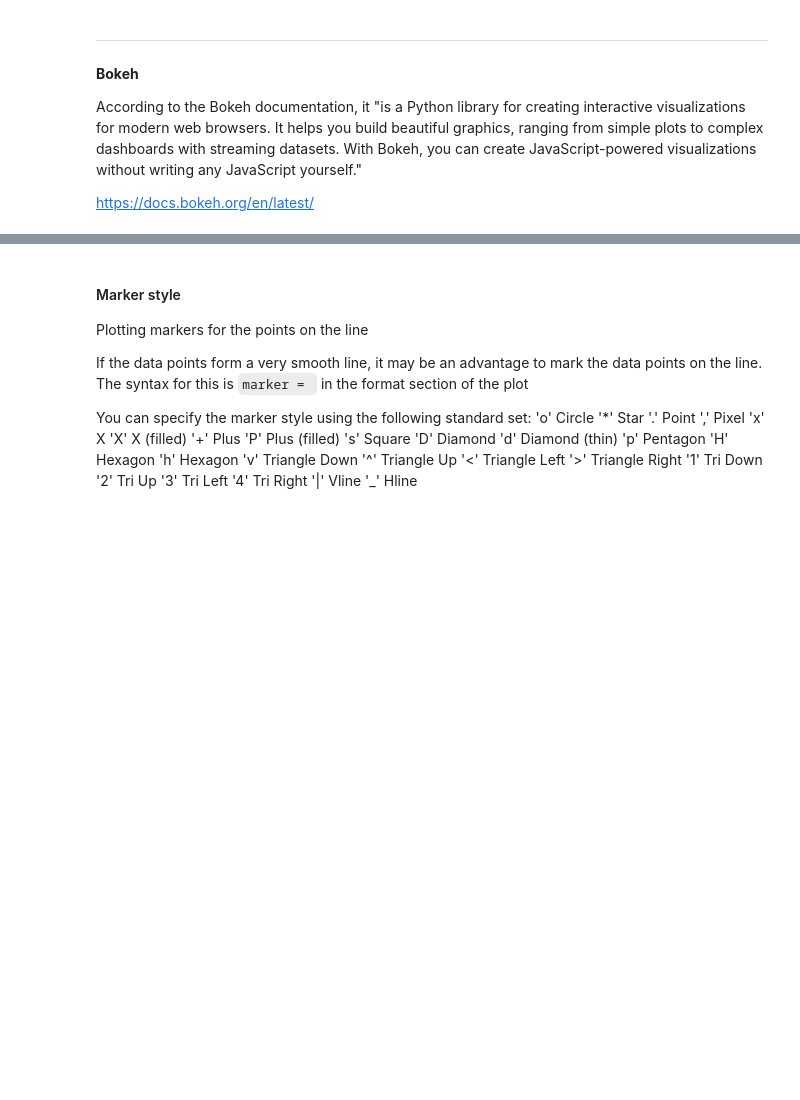
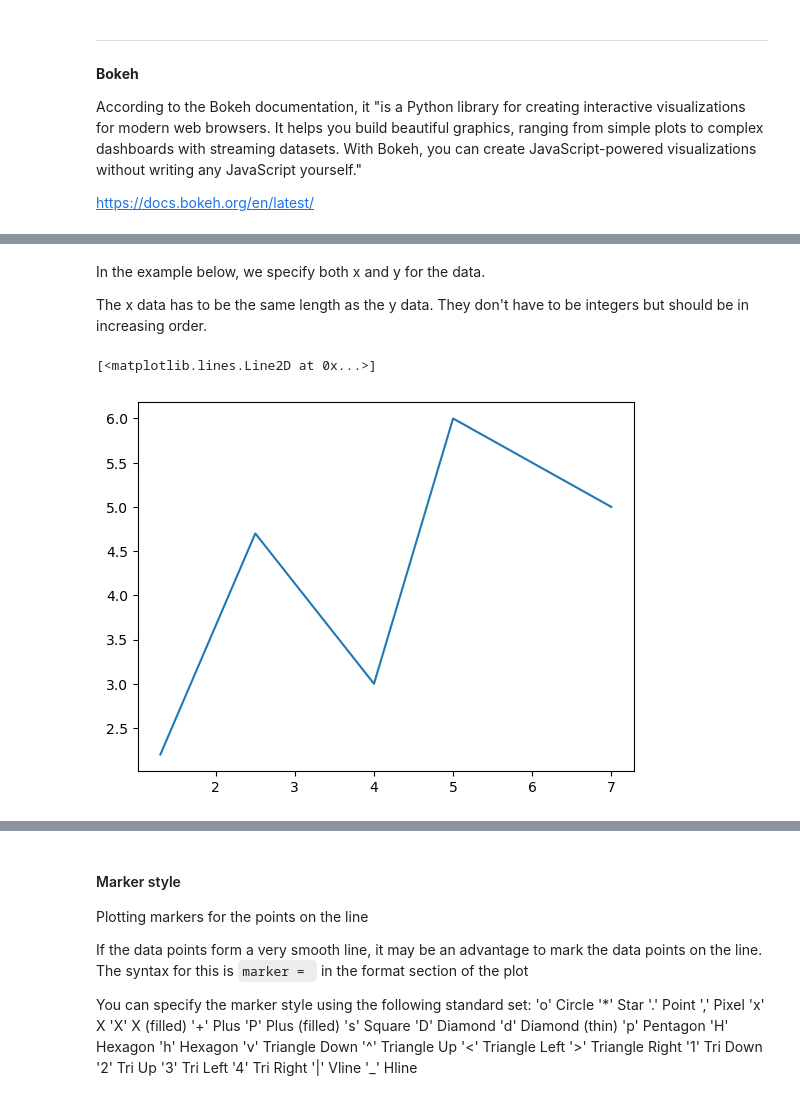
Before and after one commit to drjenncash/SCSU-PAARE-python-intro-tutorials, a Jupyter notebook: Tutorial08_VisualizingData-draft.ipynb, the cells around one changed output, grey strips where cells are left out. Drawn from its saved outputs; the diff is of its cells as text; code cells hidden in the pictures; blank space fills up the shorter version.

```diff
--- a/Tutorial08_VisualizingData-draft.ipynb
+++ b/Tutorial08_VisualizingData-draft.ipynb
@@ -237,0 +189,13 @@ plt.plot(y)
+# %% [markdown]
+In the example below, we specify both x and y for the data.
+
+The x data has to be the same length as the y data. They don't have to be integers but should be in increasing order.
+# %%
+# Here we have
+x = [1.3,2.5,4,5,7]
+y = [2.2,4.7,3,6,5]
+
+plt.plot(x,y)
+# %% [output]
+[<matplotlib.lines.Line2D at 0x...>]
+[figure, added]
```
Also changed, not shown: parts of 62 cells of this notebook.
